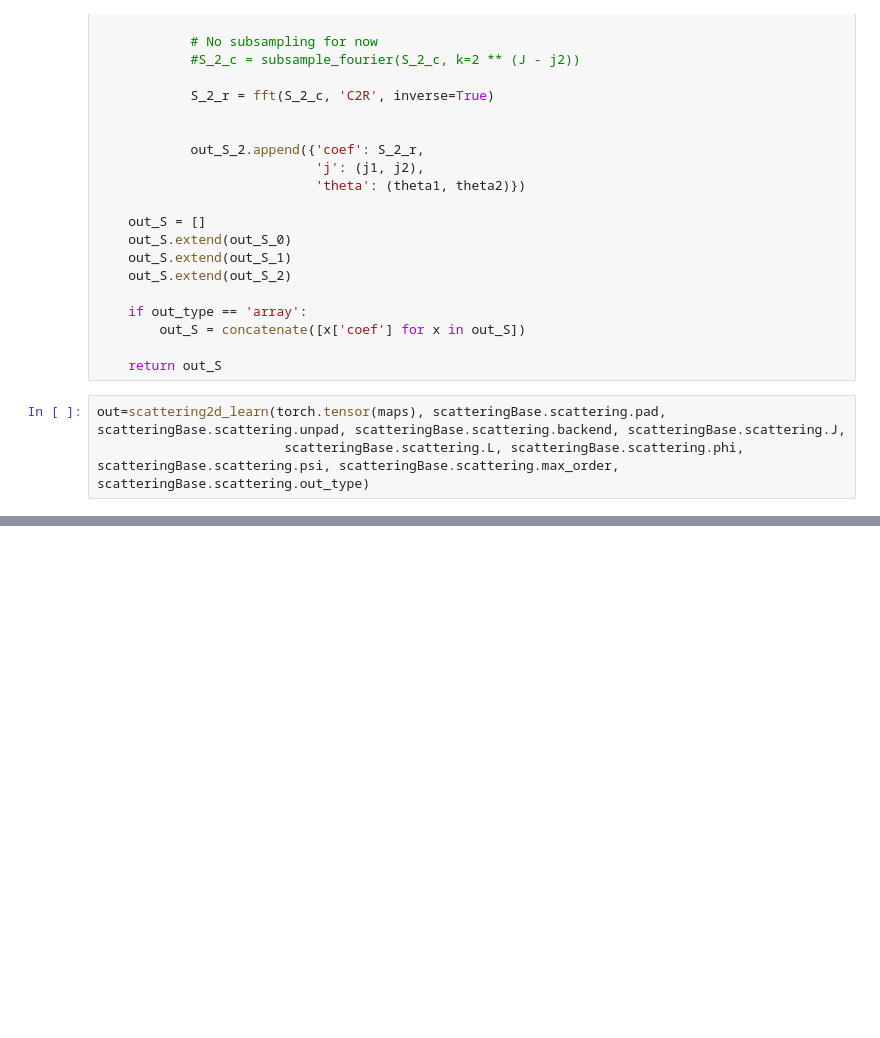
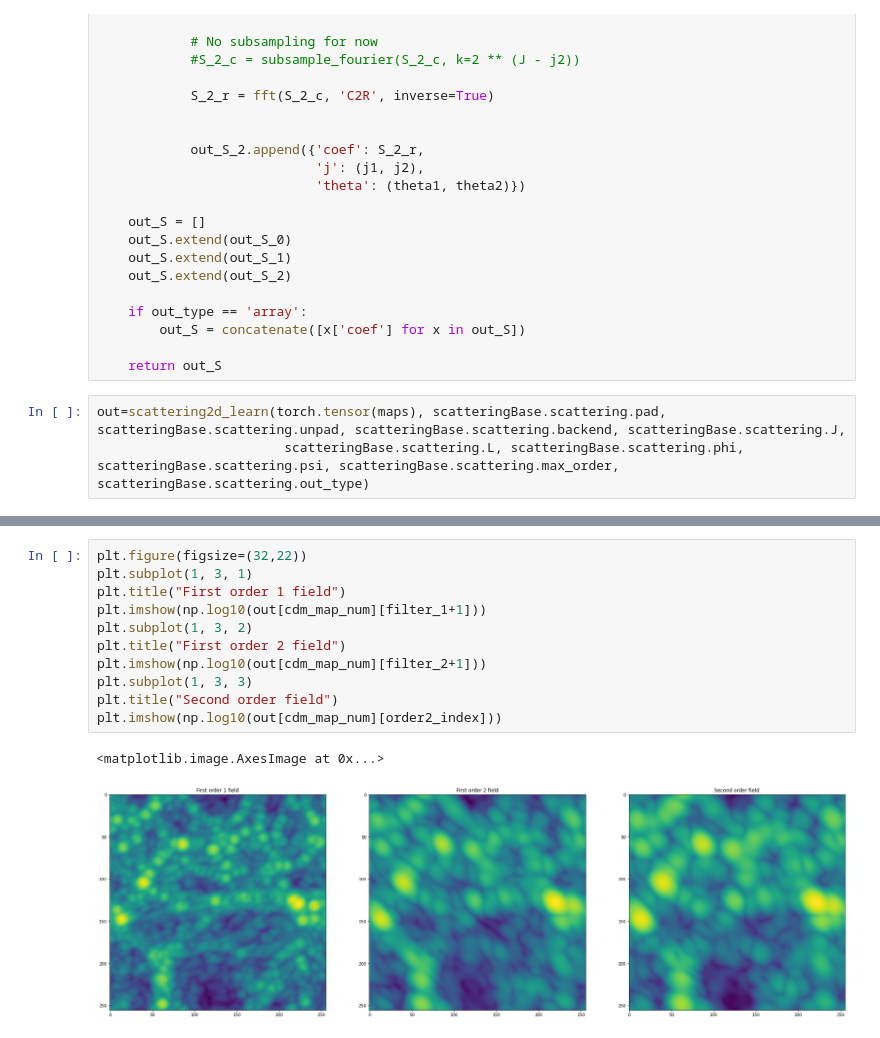
Before and after one commit to Chris-Pedersen/LearnableWavelets, a Jupyter notebook: playground/scattering_conv_playground.ipynb, the cells around one changed output, grey strips where cells are left out. Saved outputs shown, nothing was run; the diff lists cells and outputs as text; blank space fills up the shorter version.

```diff
--- a/playground/scattering_conv_playground.ipynb
+++ b/playground/scattering_conv_playground.ipynb
@@ -217,0 +181,14 @@ plt.colorbar()
+# %%
+plt.figure(figsize=(32,22))
+plt.subplot(1, 3, 1)
+plt.title("First order 1 field")
+plt.imshow(np.log10(out[cdm_map_num][filter_1+1]))
+plt.subplot(1, 3, 2)
+plt.title("First order 2 field")
+plt.imshow(np.log10(out[cdm_map_num][filter_2+1]))
+plt.subplot(1, 3, 3)
+plt.title("Second order field")
+plt.imshow(np.log10(out[cdm_map_num][order2_index]))
+# %% [output]
+<matplotlib.image.AxesImage at 0x...>
+[figure, added]
```
Also changed, not shown: parts of 8 cells of this notebook.
